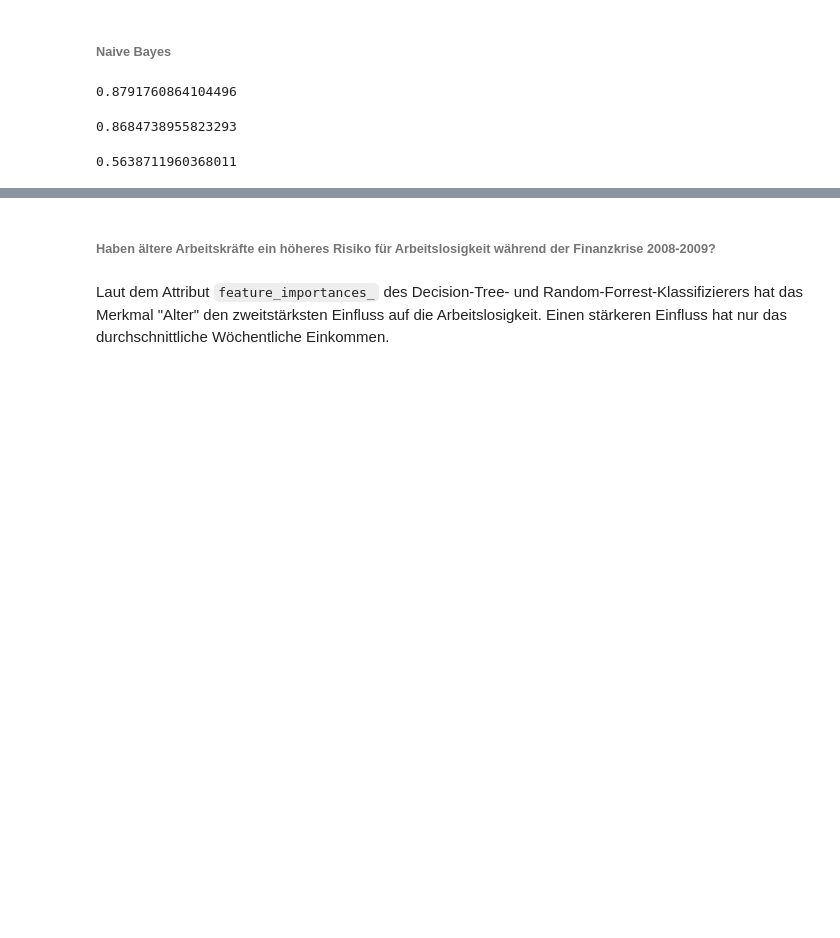
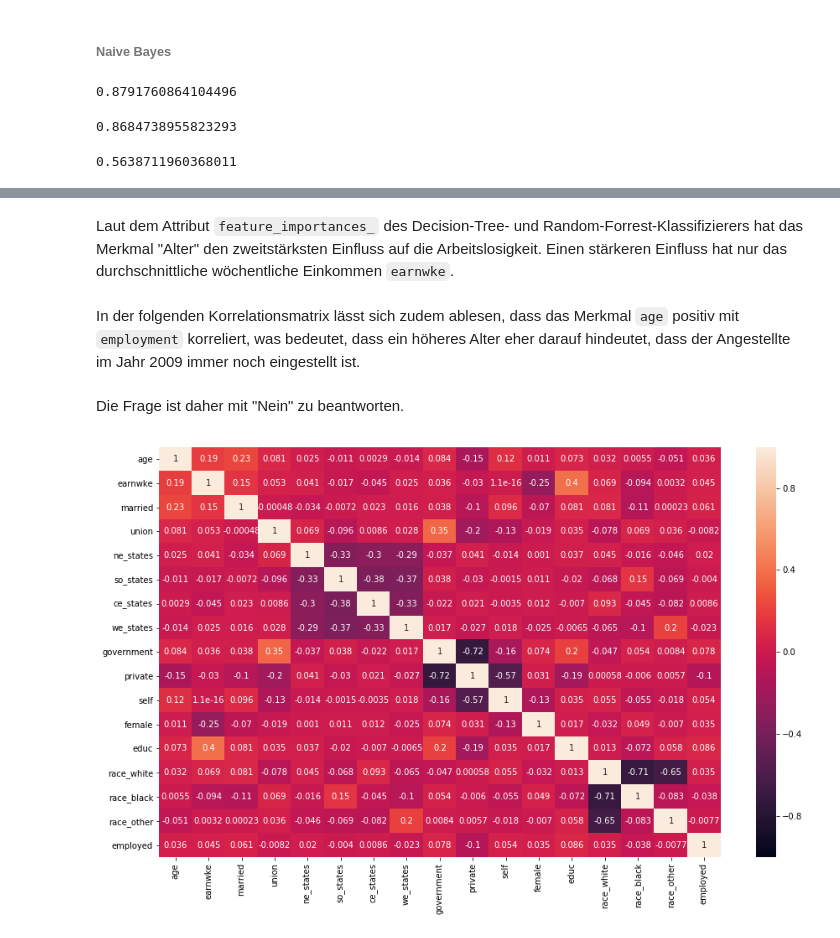
Before and after one commit to tecoKIT/smart-data-analytics, a Jupyter notebook: Uebung1/Exercise3a.ipynb, the cells around one changed output, grey strips where cells are left out. Cells and saved outputs as stored; diff of their text form; code cells hidden in the pictures; blank space fills up the shorter version.

```diff
--- a/Uebung1/Exercise3a.ipynb
+++ b/Uebung1/Exercise3a.ipynb
@@ -505,4 +524,15 @@ sorted(zip(X.columns.tolist(), model_rf.feature_importances_), key=lambda x: x[1
-# %% [markdown]
-###### Haben ältere Arbeitskräfte ein höheres Risiko für Arbeitslosigkeit während der Finanzkrise 2008-2009?
 # %% [markdown]
-Laut dem Attribut `feature_importances_` des Decision-Tree- und Random-Forrest-Klassifizierers hat das Merkmal "Alter" den zweitstärksten Einfluss auf die Arbeitslosigkeit. Einen stärkeren Einfluss hat nur das durchschnittliche Wöchentliche Einkommen.
+Laut dem Attribut `feature_importances_` des Decision-Tree- und Random-Forrest-Klassifizierers hat das Merkmal "Alter" den zweitstärksten Einfluss auf die Arbeitslosigkeit. Einen stärkeren Einfluss hat nur das durchschnittliche wöchentliche Einkommen `earnwke`.
+# %% [markdown]
+In der folgenden Korrelationsmatrix lässt sich zudem ablesen, dass das Merkmal `age` positiv mit `employment` korreliert, was bedeutet, dass ein höheres Alter eher darauf hindeutet, dass der Angestellte im Jahr 2009 immer noch eingestellt ist.
+# %% [markdown]
+Die Frage ist daher mit "Nein" zu beantworten.
+# %%
+import matplotlib.pyplot as plt
+
+correlation_matrix = pd.concat([X, y], axis=1).corr()
+fig = plt.figure(figsize=(15,))
+sns.heatmap(correlation_matrix,vmin=-1,vmax=1,annot=True)
+plt.show()
+# %% [output]
+[figure, added]
```
Also changed, not shown: parts of 36 cells of this notebook.
